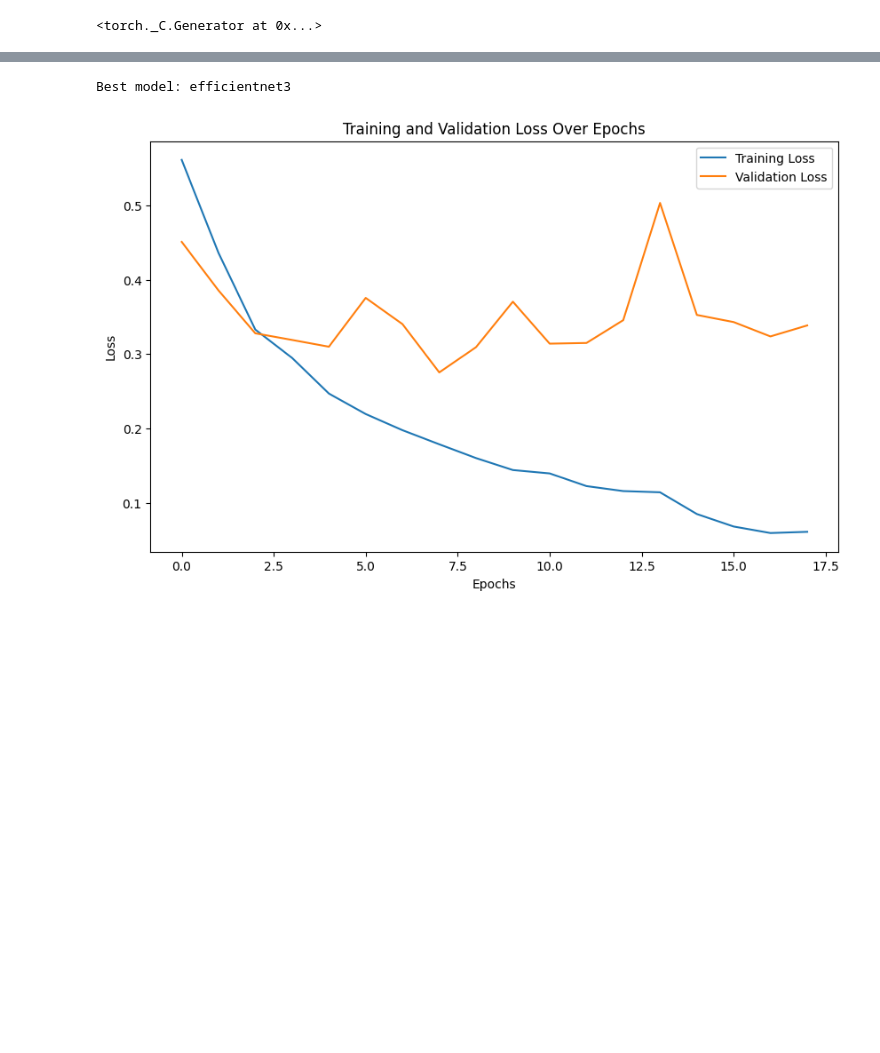
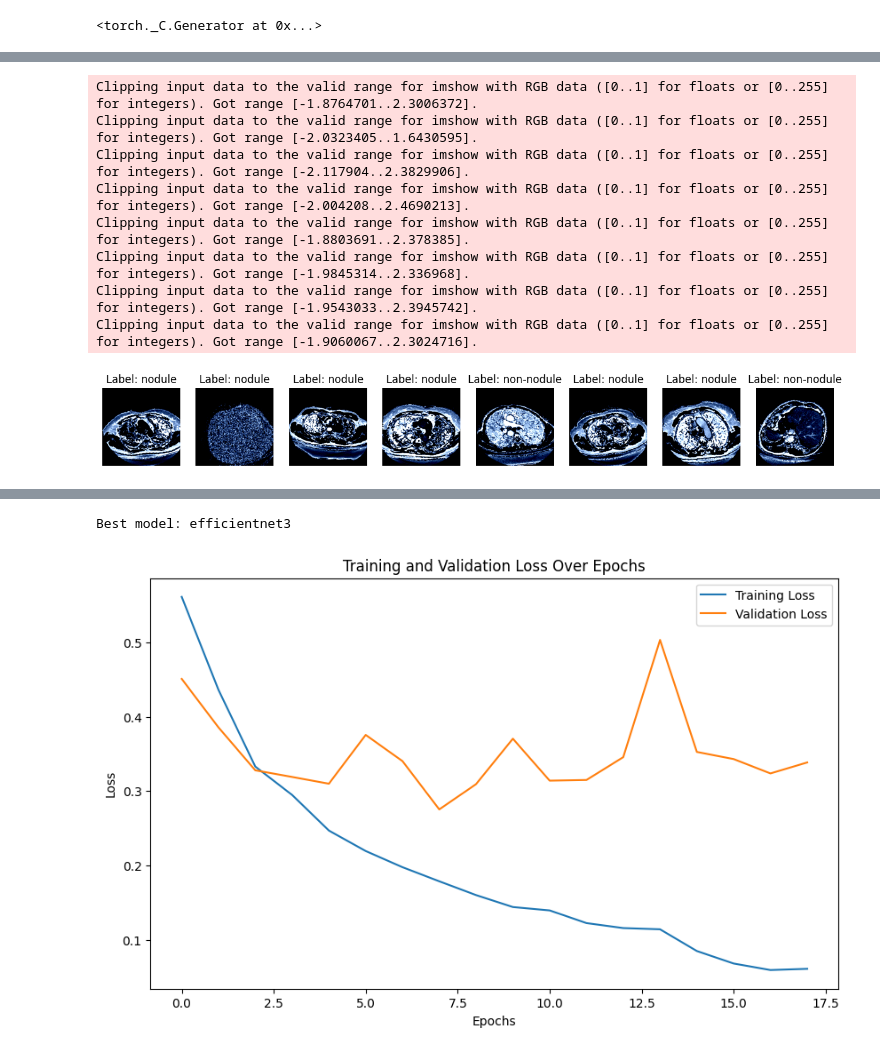
Before and after one commit to DominikHahn1407/Masterarbeit, a Jupyter notebook: Final Models/2dcnn_coarse.ipynb, the cells around one changed output, grey strips where cells are left out. Drawn from its saved outputs; the diff is of its cells as text; code cells hidden in the pictures; blank space fills up the shorter version.

```diff
--- a/Final Models/2dcnn_coarse.ipynb
+++ b/Final Models/2dcnn_coarse.ipynb
@@ -45,3 +45,22 @@ Train size: 6591 --- Validation size: 2197 --- Test size: 2198
+# %%
+from utils import display_data_loader_batch
+
+display_model = TransferLearningModel(classes, "resnet", data_augmentation=True, fine=False, scenario=1)
+display_model.train_transforms, display_model.test_transforms = display_model.get_transforms()
+train_dataset, val_dataset, test_dataset = random_split(dataset, [train_size, val_size, test_size])
+train_dataset.dataset.transform = display_model.train_transforms
+train_loader = DataLoader(train_dataset, batch_size=batch_size, shuffle=True)
+display_data_loader_batch(train_loader, classes)
+# %% [output]
+Clipping input data to the valid range for imshow with RGB data ([0..1] for floats or [0..255] for integers). Got range [-1.8764701..2.3006372].
+Clipping input data to the valid range for imshow with RGB data ([0..1] for floats or [0..255] for integers). Got range [-2.0323405..1.6430595].
+Clipping input data to the valid range for imshow with RGB data ([0..1] for floats or [0..255] for integers). Got range [-2.117904..2.3829906].
+Clipping input data to the valid range for imshow with RGB data ([0..1] for floats or [0..255] for integers). Got range [-2.004208..2.4690213].
+Clipping input data to the valid range for imshow with RGB data ([0..1] for floats or [0..255] for integers). Got range [-1.8803691..2.378385].
+Clipping input data to the valid range for imshow with RGB data ([0..1] for floats or [0..255] for integers). Got range [-1.9845314..2.336968].
+Clipping input data to the valid range for imshow with RGB data ([0..1] for floats or [0..255] for integers). Got range [-1.9543033..2.3945742].
+Clipping input data to the valid range for imshow with RGB data ([0..1] for floats or [0..255] for integers). Got range [-1.9060067..2.3024716].
+[figure, added]
 # %%
 model_names = ["resnet", "densenet", "inception", "efficientnet", "efficientnet2", "efficientnet3", "vit"]
 best_val_loss = float('inf')
```
Also changed, not shown: parts of 4 cells of this notebook, 6 other files.
